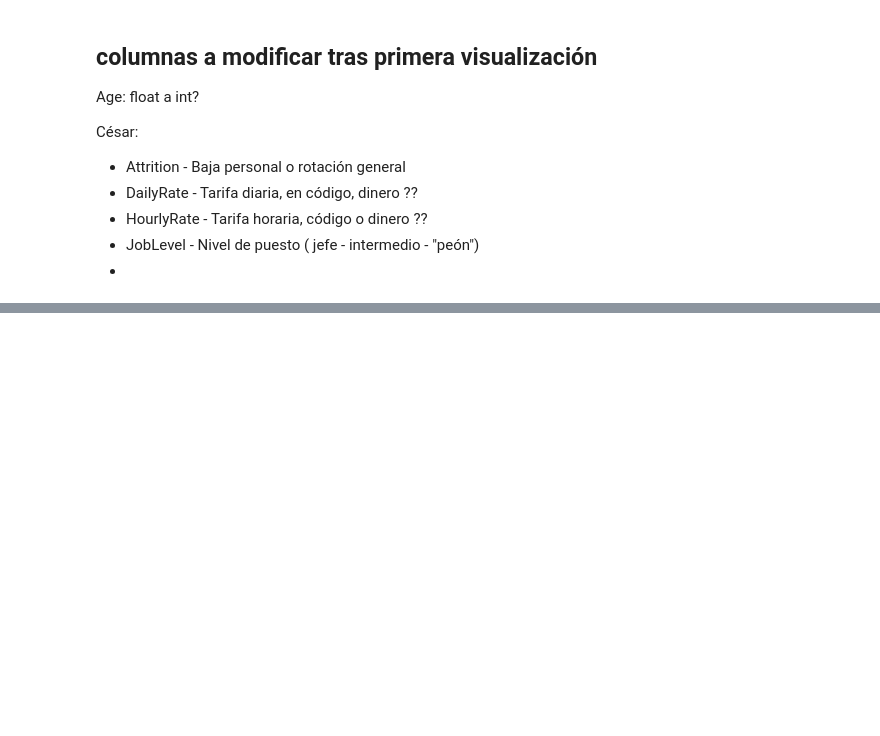
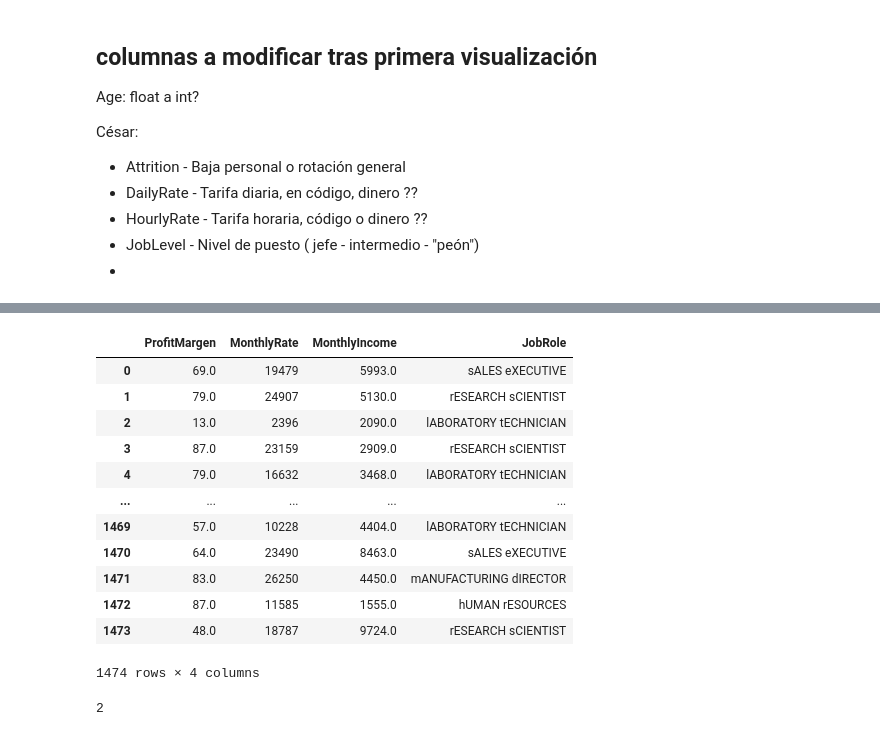
Before and after one commit to Lumo88/project-da-promo-65-modulo-3-team-1, a Jupyter notebook: Proyecto_Organizacion.ipynb, the cells around one changed output, grey strips where cells are left out. Drawn from its saved outputs; the diff is of its cells as text; code cells hidden in the pictures; blank space fills up the shorter version.

```diff
--- a/Proyecto_Organizacion.ipynb
+++ b/Proyecto_Organizacion.ipynb
@@ -97,0 +112,17 @@ A
+# %%
+display(round(df_talento[["ProfitMargen", "MonthlyRate", "MonthlyIncome", "JobRole"]]), 2)
+# %% [output]
+|  | ProfitMargen | MonthlyRate | MonthlyIncome | JobRole |
+| 0 | 69.0 | 19479 | 5993.0 | sALES eXECUTIVE |
+| 1 | 79.0 | 24907 | 5130.0 | rESEARCH sCIENTIST |
+| 2 | 13.0 | 2396 | 2090.0 | lABORATORY tECHNICIAN |
+| 3 | 87.0 | 23159 | 2909.0 | rESEARCH sCIENTIST |
+| 4 | 79.0 | 16632 | 3468.0 | lABORATORY tECHNICIAN |
+| ... | ... | ... | ... | ... |
+| 1469 | 57.0 | 10228 | 4404.0 | lABORATORY tECHNICIAN |
+| 1470 | 64.0 | 23490 | 8463.0 | sALES eXECUTIVE |
+| 1471 | 83.0 | 26250 | 4450.0 | mANUFACTURING dIRECTOR |
+| 1472 | 87.0 | 11585 | 1555.0 | hUMAN rESOURCES |
+| 1473 | 48.0 | 18787 | 9724.0 | rESEARCH sCIENTIST |
+1474 rows × 4 columns
+2
```
Also changed, not shown: parts of 19 cells of this notebook, 1 other file.
